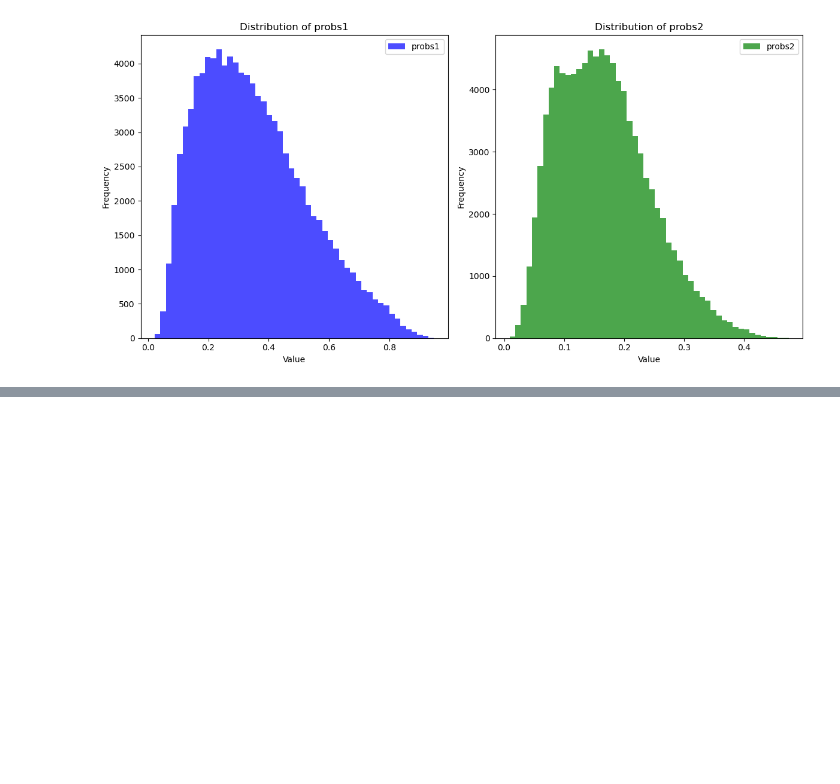
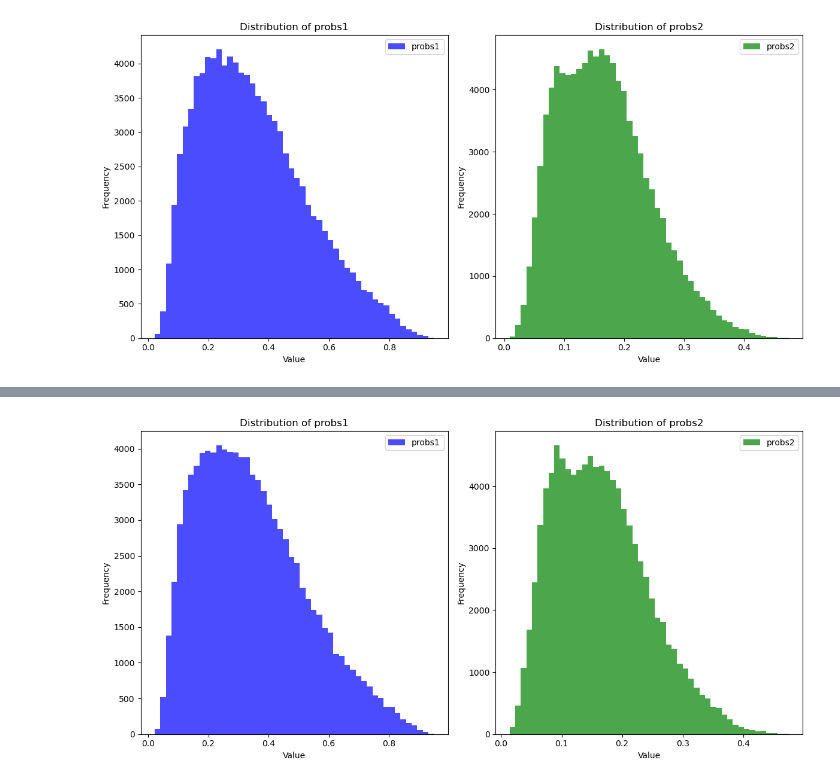
Before and after one commit to paulagrcg/phenodistance, a Jupyter notebook: main/functionalRNA.ipynb, the cells around one changed output, grey strips where cells are left out. Cells and saved outputs as stored; diff of their text form; code cells hidden in the pictures; blank space fills up the shorter version.

```diff
--- a/main/functionalRNA.ipynb
+++ b/main/functionalRNA.ipynb
@@ -326,0 +343,26 @@ plt.show()
+# %%
+with open('../data/site_scanning_probs_pval_seq16_ssize100000.pkl', 'rb') as f:
+    site_scanning_probs_pval_seq16_ssize100000 = pickle.load(f)
+probs1 = site_scanning_probs_pval_seq16_ssize100000['probs1']
+probs2 = site_scanning_probs_pval_seq16_ssize100000['probs2']
+# Plot the distributions
+plt.figure(figsize=(12, 6))
+
+plt.subplot(1, 2, 1)
+plt.hist(probs1, bins=50, alpha=0.7, color='blue', label='probs1')
+plt.xlabel('Value')
+plt.ylabel('Frequency')
+plt.title('Distribution of probs1')
+plt.legend()
+
+plt.subplot(1, 2, 2)
+plt.hist(probs2, bins=50, alpha=0.7, color='green', label='probs2')
+plt.xlabel('Value')
+plt.ylabel('Frequency')
+plt.title('Distribution of probs2')
+plt.legend()
+
+plt.tight_layout()
+plt.show()
+# %% [output]
+[figure, added]
```
Also changed, not shown: parts of 14 cells of this notebook, 16 other files.
